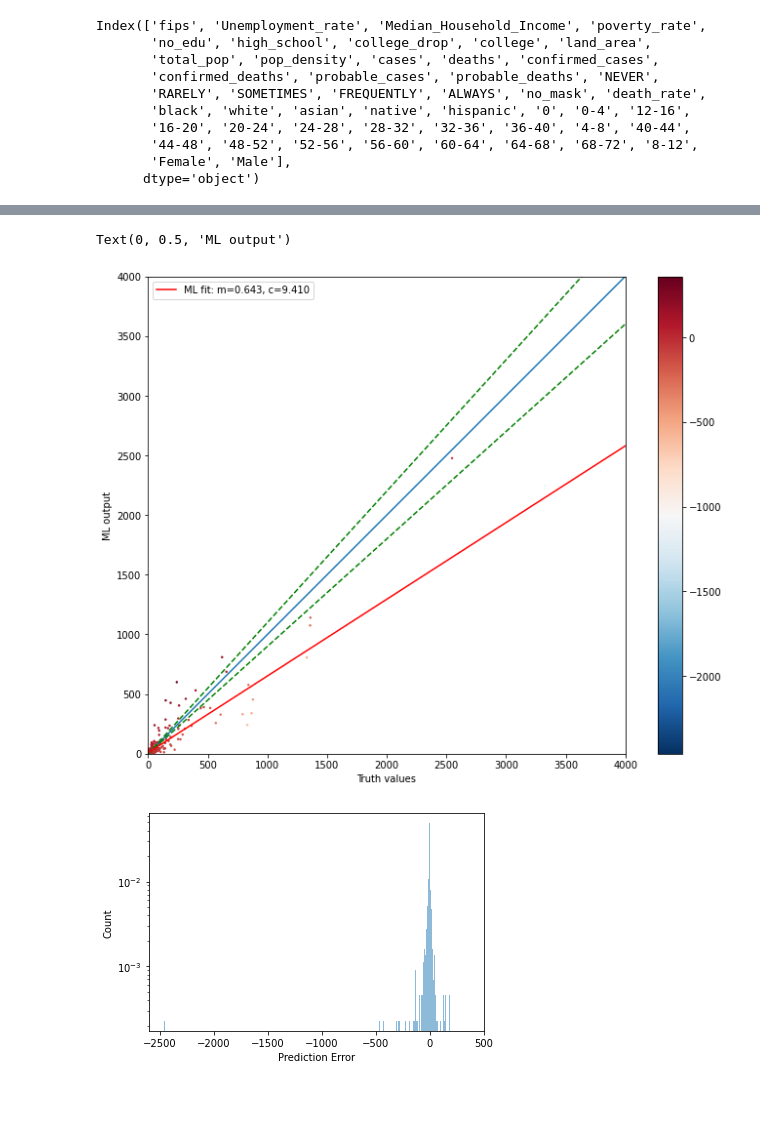
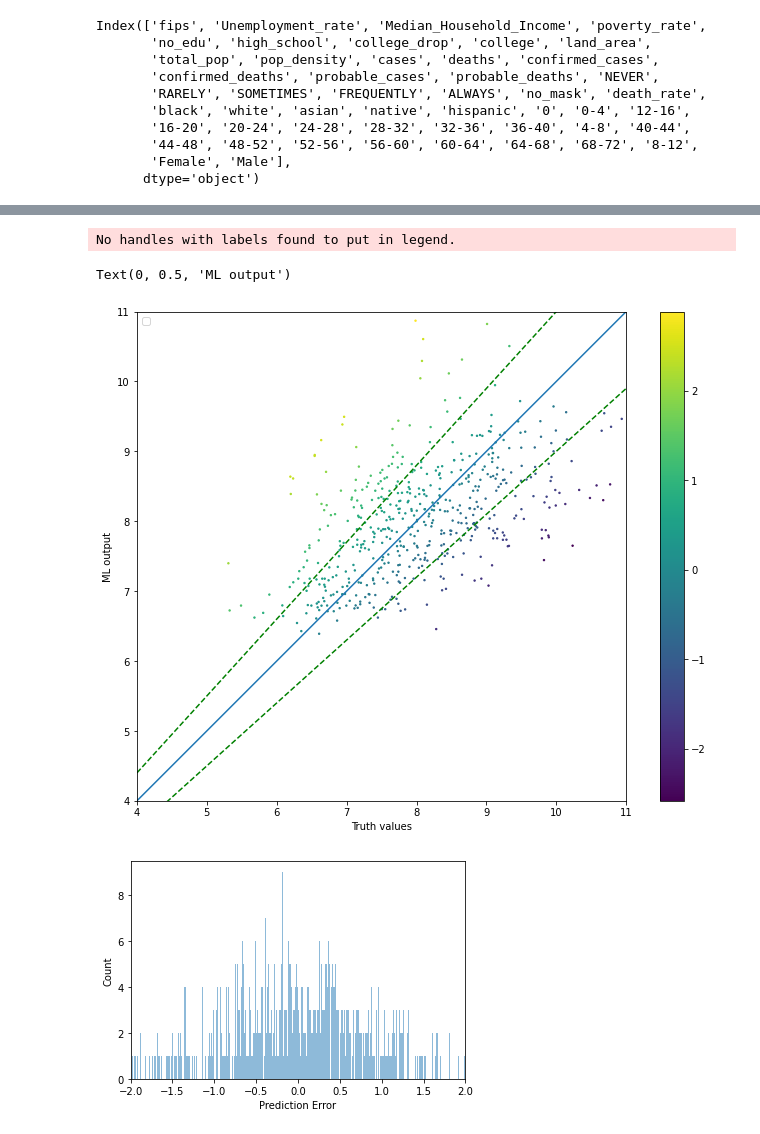
Before and after one commit to gabhijith/pyghack_covid19, a Jupyter notebook: scratch.ipynb, the cells around one changed output, grey strips where cells are left out. Cells and saved outputs as stored; diff of their text form; code cells hidden in the pictures; blank space fills up the shorter version.

```diff
--- a/scratch.ipynb
+++ b/scratch.ipynb
@@ -227,15 +231,22 @@ def build_model_DNN(input_len):
     # layers.Conv1D(filters=16, kernel_size=3,activation='relu'),
     # layers.MaxPooling1D(),
     # layers.Flatten(),
-    layers.Dense(128, activation='relu',input_shape=[input_len]),
+    layers.Dense(64, activation='relu',input_shape=[input_len]),
     # layers.Dense(32, activation='relu'),
-    layers.Dense(8, activation='relu'),
-    layers.Dense(1, activation='linear')
+    layers.Dropout(0.1),
+    layers.Dense(64, activation='relu'),
+    layers.Dropout(0.1),
+    layers.Dense(64, activation='relu'),
+    layers.Dropout(0.1),
+    layers.Dense(64, activation='relu'),
+    layers.Dropout(0.1),
+    # layers.Dropout(0.25),
+    layers.Dense(1)
   ])
 
   optimizer = tf.keras.optimizers.RMSprop(0.001)
 
-  model.compile(loss='msle',
+  model.compile(loss='mse',
                 optimizer='adam',
                 metrics=['mae', 'mse','msle','mape','kullback_leibler_divergence'])
   return model
@@ -262,7 +276,7 @@ Trainable params: 5,777
 Non-trainable params: 0
 _________________________________________________________________
 # %%
-EPOCHS = 100
+EPOCHS = 200
 # train_array = np.array(train_dataset.to_numpy())
 history = model.fit(
   train_dataset, train_label,batch_size=16,
@@ -313,0 +342,13 @@ _ = plt.plot(lims, lims)
+# %%
+test_predictions = model.predict(test_dataset,batch_size=512).flatten()
+test_pred=(test_predictions).flatten()
+test_lab=(test_label).to_numpy().flatten()
+test_pred[test_pred<0]=0
+a = plt.axes(aspect='equal')
+plt.scatter(test_lab, test_pred,)
+plt.xlabel('True Values')
+plt.ylabel('Predictions')
+lims = [4, 11]
+plt.xlim(lims)
+plt.ylim(lims)
+_ = plt.plot(lims, lims)
@@ -314,32 +357,36 @@ _ = plt.plot(lims, lims)
 # %%
 from scipy.optimize import curve_fit
 fig = plt.figure(figsize=(12, 9))
 def line(x,m,c):
     return (m*x)+c
 popt, pcov = curve_fit(line, test_lab, test_pred)
-x_points = np.linspace(0, 4000, 100)
+x_points = np.linspace(0, 11, 1000)
 error = (test_pred - test_lab)
 a = plt.axes(aspect='equal')
-plt.scatter(test_lab, test_pred,c=error,cmap='RdBu_r',s=2 )
+plt.scatter(test_lab, test_pred,c=error,s=2 )
 plt.colorbar()
-lims = [0, 4000]
+lims = [4, 11]
+# plt.xscale('log')
+# plt.yscale('log')
 plt.xlim(lims)
 plt.ylim(lims)
 _ = plt.plot(lims, lims)
-_ = plt.plot(lims, [0,4400],'g--')
-_ = plt.plot(lims, [0,3600],'g--')
-_ =plt.plot(x_points, line(x_points, *popt), 'r-', label='ML fit: m=%5.3f, c=%5.3f' % tuple(popt))
+_ = plt.plot(lims, [4.4,12.1],'g--')
+_ = plt.plot(lims, [3.6,9.9],'g--')
+# _ =plt.plot(x_points, line(x_points, *popt), 'r-', label='ML fit: m=%5.3f, c=%5.3f' % tuple(popt))
 plt.legend()
 plt.xlabel('Truth values')
 plt.ylabel('ML output')
 # %% [output]
-Text(0, 0.5, 'ML output')
+No handles with labels found to put in legend.
+Text(0, 0.5, 'ML output')
-[figure, old version]
+[figure, new version]
 # %%
 error = (test_pred - test_lab)
-plt.hist(error, bins = 400, alpha=0.5,density=True)
+plt.hist(error, bins = 400, alpha=0.5)
 plt.xlabel("Prediction Error")
-plt.yscale('log')
+# plt.yscale('log')
+plt.xlim((-2,2))
 _ = plt.ylabel("Count")
 # %% [output]
-[figure, old version]
+[figure, new version]
```
Also changed, not shown: parts of 34 cells of this notebook.
